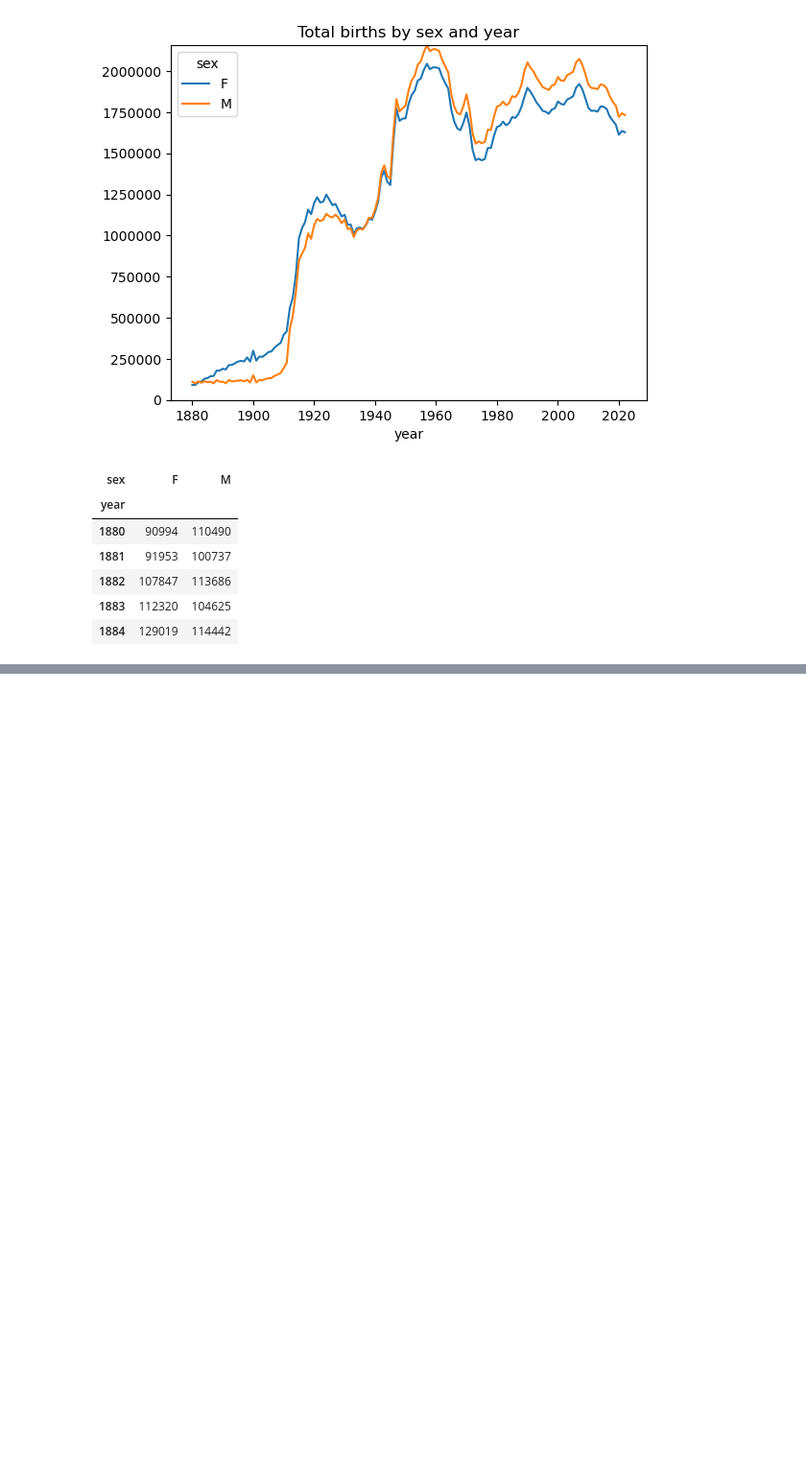
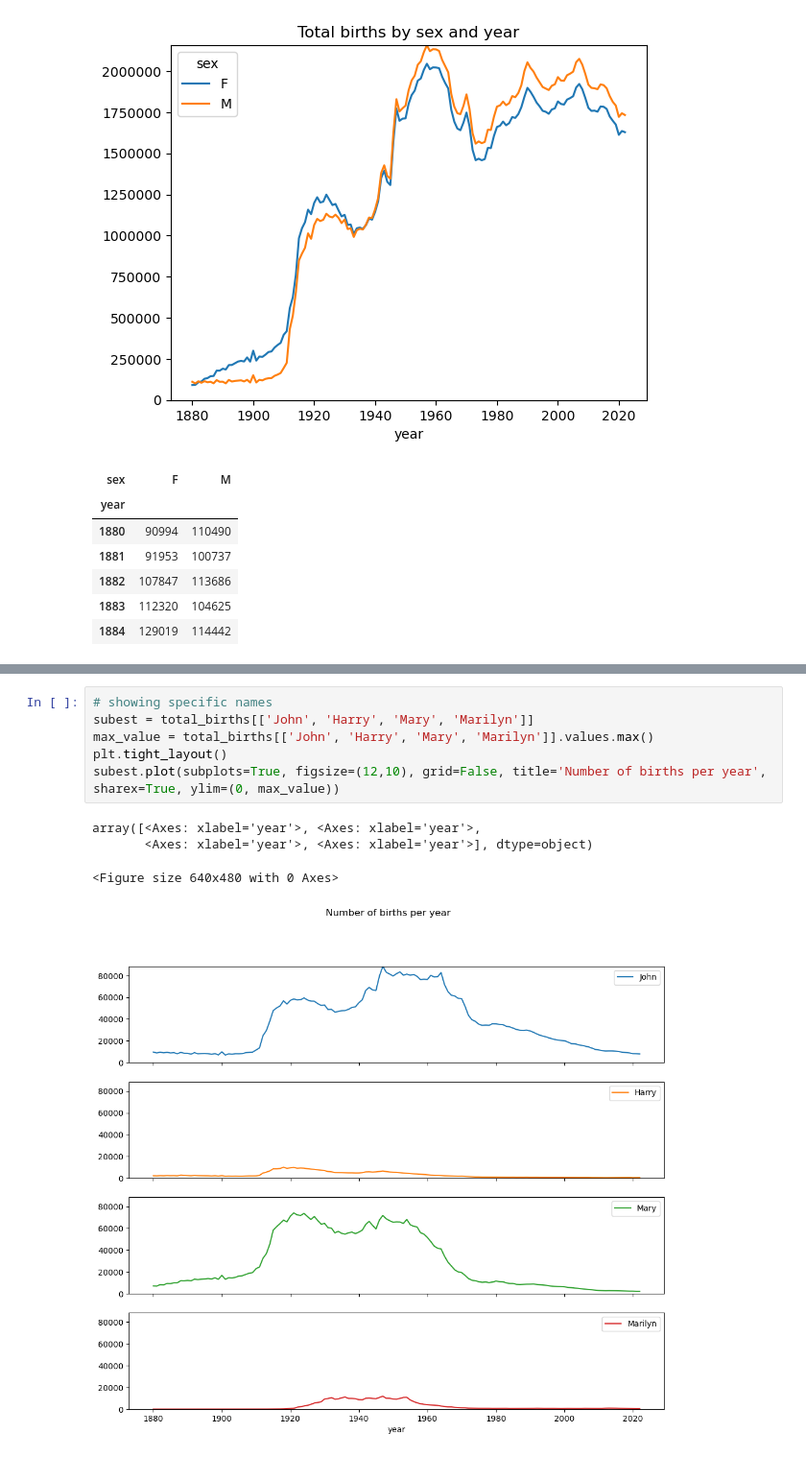
Before and after one commit to seggy1211/py-for-DA, a Jupyter notebook: Us baby names/US Baby Name.ipynb, the cells around one changed output, grey strips where cells are left out. Shown: that part at 96% size. Drawn from its saved outputs; the diff is of its cells as text; blank space fills up the shorter version.

```diff
--- a/Us baby names/US Baby Name.ipynb
+++ b/Us baby names/US Baby Name.ipynb
@@ -62,0 +131,11 @@ total_births.head()
+# %%
+# showing specific names
+subest = total_births[['John', 'Harry', 'Mary', 'Marilyn']]
+max_value = total_births[['John', 'Harry', 'Mary', 'Marilyn']].values.max()
+plt.tight_layout()
+subest.plot(subplots=True, figsize=(12,10), grid=False, title='Number of births per year', sharex=True, ylim=(0, max_value))
+# %% [output]
+array([<Axes: xlabel='year'>, <Axes: xlabel='year'>,
+       <Axes: xlabel='year'>, <Axes: xlabel='year'>], dtype=object)
+<Figure size 640x480 with 0 Axes>
+[figure, added]
```
Also changed, not shown: parts of 8 cells of this notebook.
